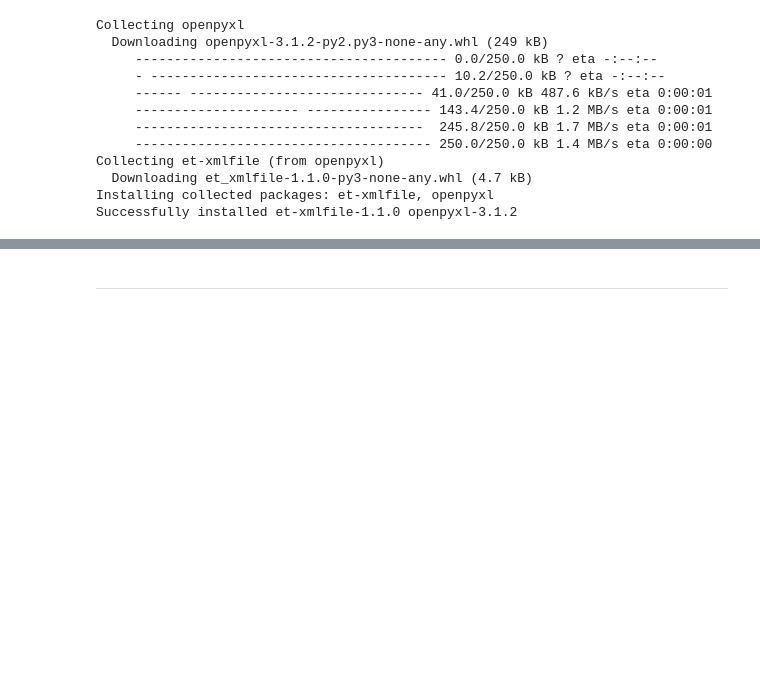
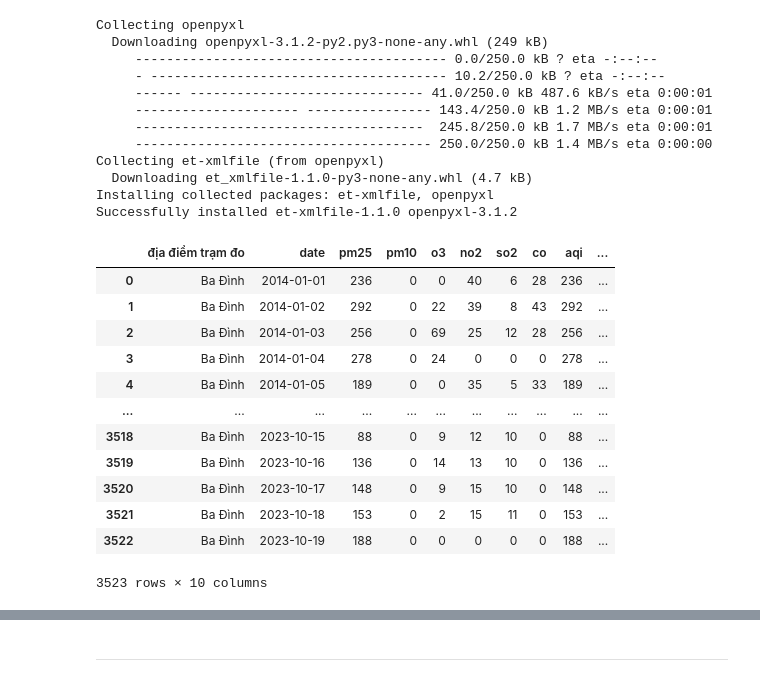
Before and after one commit to vannt263/air_quaility, a Jupyter notebook: code/process.ipynb, the cells around one changed output, grey strips where cells are left out. Cells and saved outputs as stored; diff of their text form; code cells hidden in the pictures; blank space fills up the shorter version.

```diff
--- a/code/process.ipynb
+++ b/code/process.ipynb
@@ -42,3 +46,22 @@ def phan_loai_aqi(aqi):
         return 'Rất không tốt'
     else:
         return 'Nguy hiểm'
+# %%
+df = pd.read_csv("D:/study/Data_visualize/CK/air_quality/data/Ba Đình - Hà Nội.csv")
+df = df.drop(['Unnamed: 0'], axis=1)
+# Chuyển cột 'date' sang định dạng datetime
+df
+# %% [output]
+|  | địa điểm trạm đo | date | pm25 | pm10 | o3 | no2 | so2 | co | aqi | ... |
+| 0 | Ba Đình | 2014-01-01 | 236 | 0 | 0 | 40 | 6 | 28 | 236 | ... |
+| 1 | Ba Đình | 2014-01-02 | 292 | 0 | 22 | 39 | 8 | 43 | 292 | ... |
+| 2 | Ba Đình | 2014-01-03 | 256 | 0 | 69 | 25 | 12 | 28 | 256 | ... |
+| 3 | Ba Đình | 2014-01-04 | 278 | 0 | 24 | 0 | 0 | 0 | 278 | ... |
+| 4 | Ba Đình | 2014-01-05 | 189 | 0 | 0 | 35 | 5 | 33 | 189 | ... |
+| ... | ... | ... | ... | ... | ... | ... | ... | ... | ... | ... |
+| 3518 | Ba Đình | 2023-10-15 | 88 | 0 | 9 | 12 | 10 | 0 | 88 | ... |
+| 3519 | Ba Đình | 2023-10-16 | 136 | 0 | 14 | 13 | 10 | 0 | 136 | ... |
+| 3520 | Ba Đình | 2023-10-17 | 148 | 0 | 9 | 15 | 10 | 0 | 148 | ... |
+| 3521 | Ba Đình | 2023-10-18 | 153 | 0 | 2 | 15 | 11 | 0 | 153 | ... |
+| 3522 | Ba Đình | 2023-10-19 | 188 | 0 | 0 | 0 | 0 | 0 | 188 | ... |
+3523 rows × 10 columns
```
Also changed, not shown: parts of 22 cells of this notebook, 15 other files.
